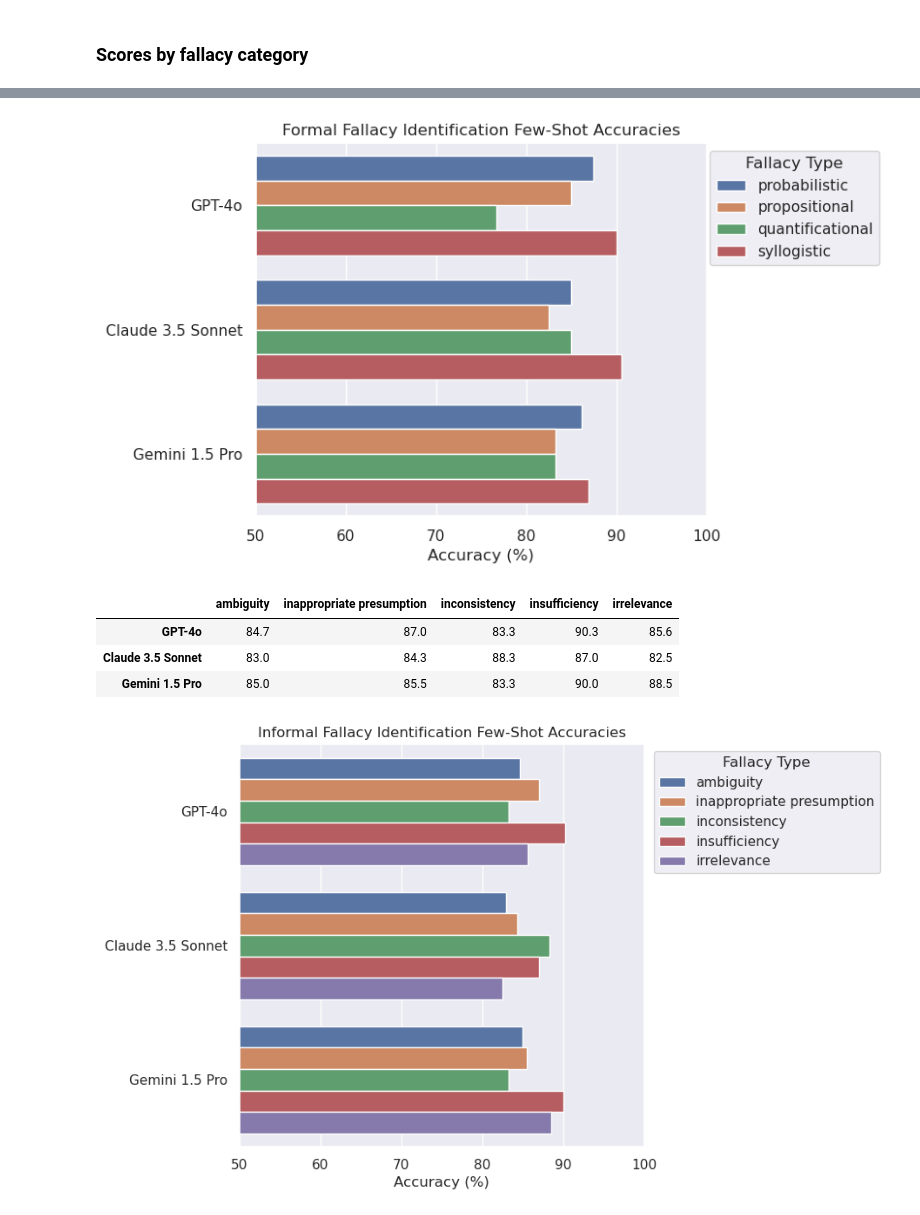
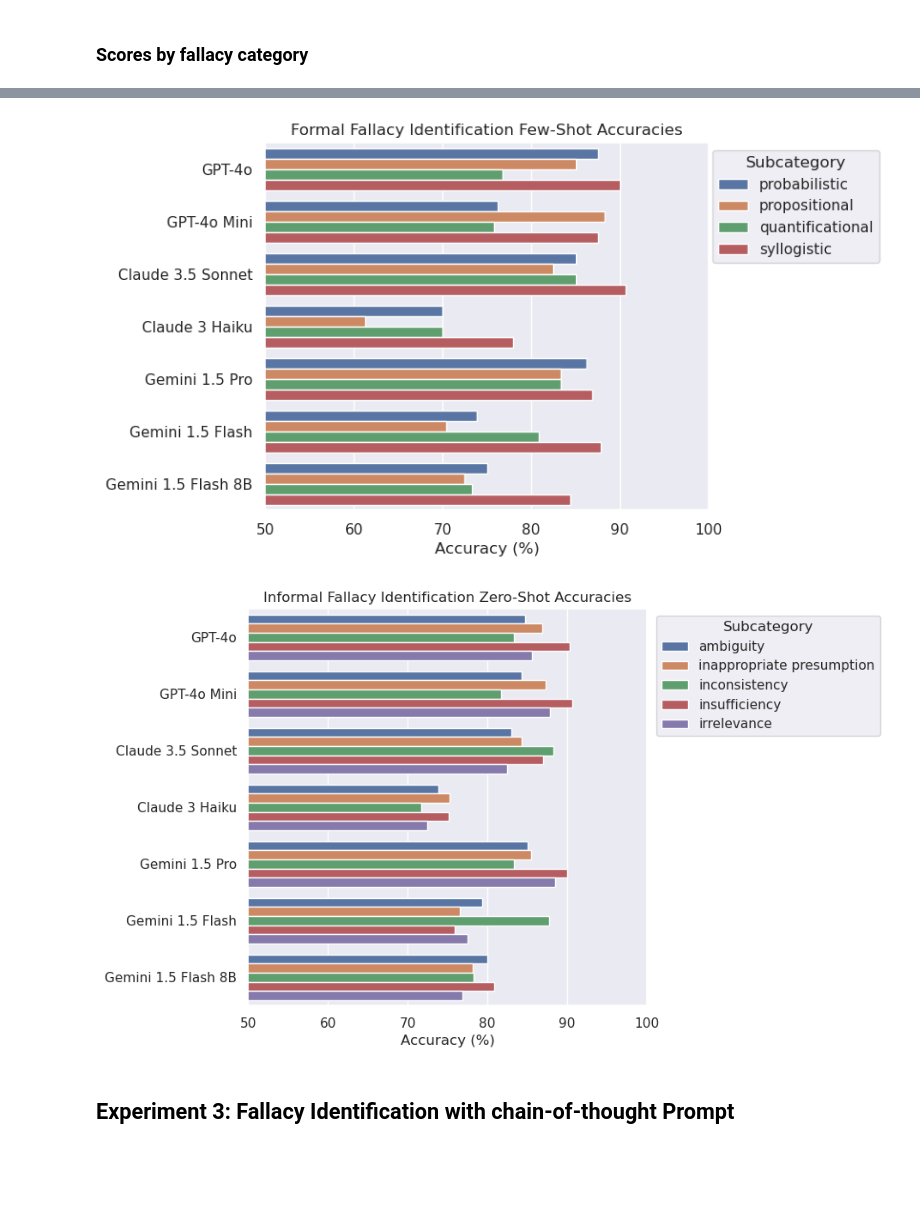
Before and after one commit to aimfeld/fallacy-detection, a Jupyter notebook: analysis.ipynb, the cells around one changed output, grey strips where cells are left out. Saved outputs shown, nothing was run; the diff lists cells and outputs as text; code cells hidden in the pictures; blank space fills up the shorter version.

Commit message:
macro averages and subcategory introduced

```diff
--- a/analysis.ipynb
+++ b/analysis.ipynb
@@ -220,4 +247,2 @@ memory usage: 448.7+ KB
 # %%
-df_accuracies_e2 = get_fallacy_identification_accuracies(df_fallacies_e2)
-df_accuracies_e2 = df_accuracies_e2.sort_values('Accuracy', ascending=False)
-df_accuracies_e2
+_, df_subcategory_accuracies_e2, df_category_accuracies_e2, df_global_accuracies_e2 = get_accuracies(df_fallacies_e2)
@@ -281,36 +311,32 @@ df_formal_accuracies_e2
 # %%
-df_formal_accuracies_long_e2 = pd.melt(df_formal_accuracies_e2, var_name='Type', value_name='Accuracy', ignore_index=False)
+df_subcategory_accuracies_long_e2 = pd.melt(df_subcategory_accuracies_e2, value_name='Accuracy', ignore_index=False)
+df_formal_accuracies_long_e2 = df_subcategory_accuracies_long_e2[df_subcategory_accuracies_long_e2['category'] == 'formal']
 
 plot_accuracies(
     data=df_formal_accuracies_long_e2.reset_index(),
     figsize=(6, 5),
     title='Formal Fallacy Identification Few-Shot Accuracies',
-    hue='Type',
-    legend_title='Fallacy Type',
+    hue='subcategory',
+    legend_title='Subcategory',
     legend_anchor=(1.4, 1),
     annotate=False,
 )
 # %% [output]
-[figure, old version]
+[figure, new version]
-# %%
-df_informal_accuracies_e2 = get_fallacy_identification_accuracies(df_fallacies_e2[df_fallacies_e2['category'] == 'informal'], ['type'])
-df_informal_accuracies_e2
-# %% [output]
-|  | ambiguity | inappropriate presumption | inconsistency | insufficiency | irrelevance |
-| GPT-4o | 84.7 | 87.0 | 83.3 | 90.3 | 85.6 |
-| Claude 3.5 Sonnet | 83.0 | 84.3 | 88.3 | 87.0 | 82.5 |
-| Gemini 1.5 Pro | 85.0 | 85.5 | 83.3 | 90.0 | 88.5 |
 # %%
-df_informal_accuracies_long_e2 = pd.melt(df_informal_accuracies_e2, var_name='Type', value_name='Accuracy', ignore_index=False)
+df_informal_accuracies_long_e2 = df_subcategory_accuracies_long_e2[
+    df_subcategory_accuracies_long_e2['category'] == 'informal']
 
 plot_accuracies(
     data=df_informal_accuracies_long_e2.reset_index(),
     figsize=(6, 6),
-    title='Informal Fallacy Identification Few-Shot Accuracies',
-    hue='Type',
-    legend_title='Fallacy Type',
+    title='Informal Fallacy Identification Zero-Shot Accuracies',
+    hue='subcategory',
+    legend_title='Subcategory',
     legend_anchor=(1.6, 1),
     annotate=False,
 )
 # %% [output]
-[figure, old version]
+[figure, new version]
+# %% [markdown]
+## Experiment 3: Fallacy Identification with chain-of-thought Prompt
```
Also changed, not shown: parts of 57 cells of this notebook, 6 other files.
